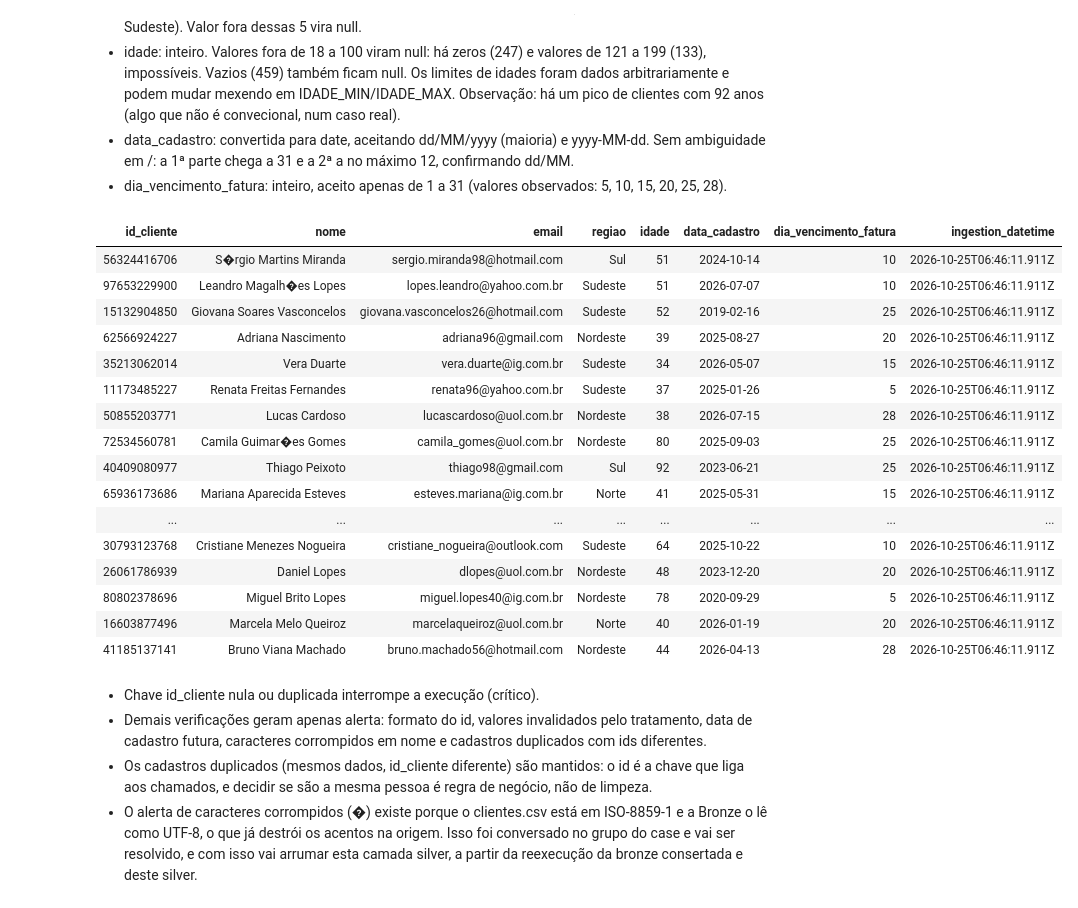
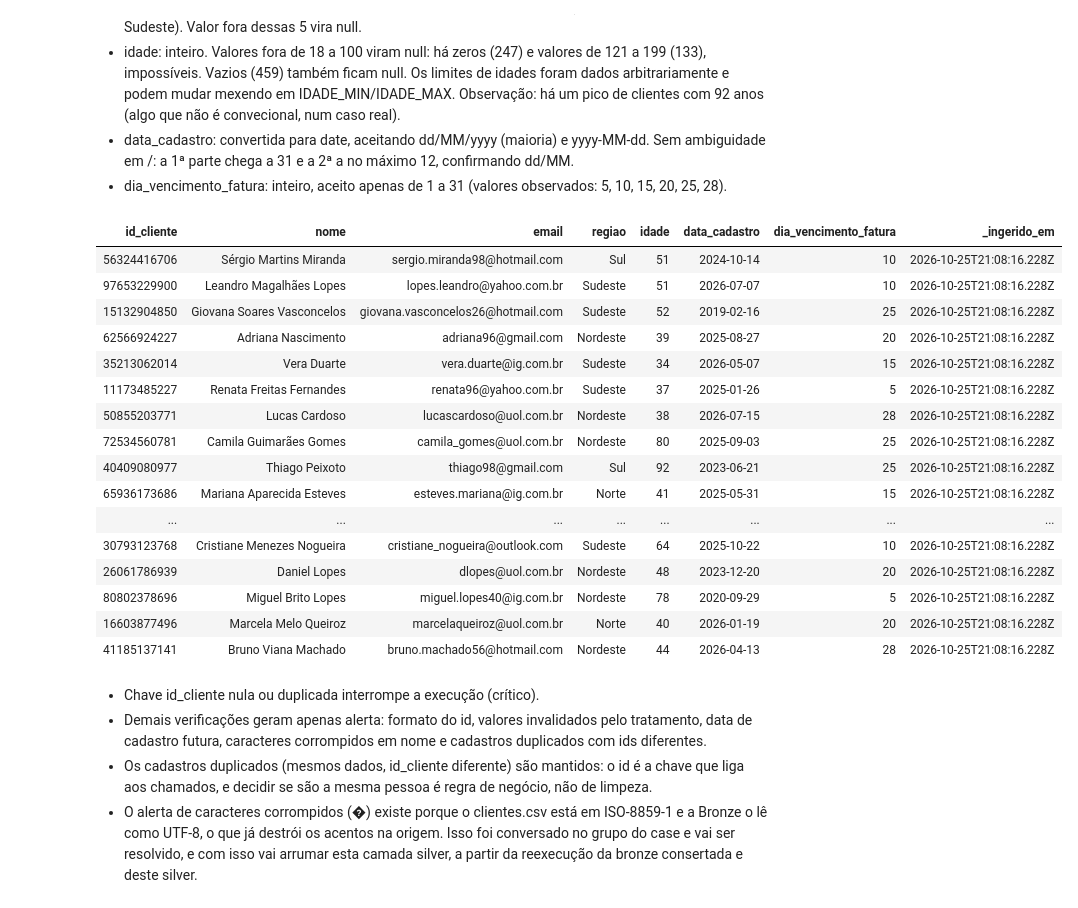
Before and after one commit to brUnoterraA/Grupo01-Case-RocketLab, a Jupyter notebook: 02_Silver_Clientes_Atendentes.ipynb, the cells around one changed output. Drawn from its saved outputs; the diff is of its cells as text; code cells hidden in the pictures.

```diff
--- a/02_Silver_Clientes_Atendentes.ipynb
+++ b/02_Silver_Clientes_Atendentes.ipynb
@@ -225,51 +225,51 @@ for dominio in sorted(DOMINIOS_EMAIL, key=len, reverse=True):
         ),
     )
 email_corrigido = F.when(email_base.contains("@"), email_base).otherwise(email_recuperado) # Só recupera quando falta '@'
 email_final = F.when(email_corrigido.rlike(REGEX_EMAIL), email_corrigido) # Formato inválido vira null
 
 # Região: grafia única das 5 regiões
 regiao_chave = F.lower(F.trim(F.col("regiao")))
 regiao_final = (
     F.when(regiao_chave == "norte", "Norte")
     .when(regiao_chave == "nordeste", "Nordeste")
     .when(regiao_chave == "centro-oeste", "Centro-Oeste")
     .when(regiao_chave == "sudeste", "Sudeste")
     .when(regiao_chave == "sul", "Sul")
 )  # Fora das 5 vira null
 
 idade_num = para_inteiro(F.col("idade")) # Idade como inteiro antes da regra de faixa
 dia_num = para_inteiro(F.col("dia_vencimento_fatura")) # Dia como inteiro antes da regra de faixa
 
 df_clientes = df_clientes_bronze.select(
     limpar_texto(F.col("id_cliente")).alias("id_cliente"), # Mantido string (preserva zeros à esquerda)
     limpar_texto(F.col("nome")).alias("nome"), # Remove espaços extras
     email_final.alias("email"), # Limpo, recuperado e validado
     regiao_final.alias("regiao"), # Grafia padronizada
     F.when(idade_num.between(IDADE_MIN, IDADE_MAX), idade_num).alias("idade"), # Fora da faixa -> null
     para_data(F.col("data_cadastro")).alias("data_cadastro"), # Dois formatos -> date
     F.when(dia_num.between(DIA_VENC_MIN, DIA_VENC_MAX), dia_num).alias("dia_vencimento_fatura"), # Fora da faixa -> null
-    F.col("ingestion_datetime"), # Mantida para rastreabilidade
+    F.col("_ingerido_em"), # Mantida para rastreabilidade
 )
 
 display(df_clientes.limit(20))
 # %% [output]
-| id_cliente | nome | email | regiao | idade | data_cadastro | dia_vencimento_fatura | ingestion_datetime |
-| 56324416706 | S�rgio Martins Miranda | sergio.miranda98@hotmail.com | Sul | 51 | 2024-10-14 | 10 | 2026-10-25T06:46:11.911Z |
-| 97653229900 | Leandro Magalh�es Lopes | lopes.leandro@yahoo.com.br | Sudeste | 51 | 2026-07-07 | 10 | 2026-10-25T06:46:11.911Z |
-| 15132904850 | Giovana Soares Vasconcelos | giovana.vasconcelos26@hotmail.com | Sudeste | 52 | 2019-02-16 | 25 | 2026-10-25T06:46:11.911Z |
-| 62566924227 | Adriana Nascimento | adriana96@gmail.com | Nordeste | 39 | 2025-08-27 | 20 | 2026-10-25T06:46:11.911Z |
-| 35213062014 | Vera Duarte | vera.duarte@ig.com.br | Sudeste | 34 | 2026-05-07 | 15 | 2026-10-25T06:46:11.911Z |
-| 11173485227 | Renata Freitas Fernandes | renata96@yahoo.com.br | Sudeste | 37 | 2025-01-26 | 5 | 2026-10-25T06:46:11.911Z |
-| 50855203771 | Lucas Cardoso | lucascardoso@uol.com.br | Nordeste | 38 | 2026-07-15 | 28 | 2026-10-25T06:46:11.911Z |
-| 72534560781 | Camila Guimar�es Gomes | camila_gomes@uol.com.br | Nordeste | 80 | 2025-09-03 | 25 | 2026-10-25T06:46:11.911Z |
-| 40409080977 | Thiago Peixoto | thiago98@gmail.com | Sul | 92 | 2023-06-21 | 25 | 2026-10-25T06:46:11.911Z |
-| 65936173686 | Mariana Aparecida Esteves | esteves.mariana@ig.com.br | Norte | 41 | 2025-05-31 | 15 | 2026-10-25T06:46:11.911Z |
+| id_cliente | nome | email | regiao | idade | data_cadastro | dia_vencimento_fatura | _ingerido_em |
+| 56324416706 | Sérgio Martins Miranda | sergio.miranda98@hotmail.com | Sul | 51 | 2024-10-14 | 10 | 2026-10-25T21:08:16.228Z |
+| 97653229900 | Leandro Magalhães Lopes | lopes.leandro@yahoo.com.br | Sudeste | 51 | 2026-07-07 | 10 | 2026-10-25T21:08:16.228Z |
+| 15132904850 | Giovana Soares Vasconcelos | giovana.vasconcelos26@hotmail.com | Sudeste | 52 | 2019-02-16 | 25 | 2026-10-25T21:08:16.228Z |
+| 62566924227 | Adriana Nascimento | adriana96@gmail.com | Nordeste | 39 | 2025-08-27 | 20 | 2026-10-25T21:08:16.228Z |
+| 35213062014 | Vera Duarte | vera.duarte@ig.com.br | Sudeste | 34 | 2026-05-07 | 15 | 2026-10-25T21:08:16.228Z |
+| 11173485227 | Renata Freitas Fernandes | renata96@yahoo.com.br | Sudeste | 37 | 2025-01-26 | 5 | 2026-10-25T21:08:16.228Z |
+| 50855203771 | Lucas Cardoso | lucascardoso@uol.com.br | Nordeste | 38 | 2026-07-15 | 28 | 2026-10-25T21:08:16.228Z |
+| 72534560781 | Camila Guimarães Gomes | camila_gomes@uol.com.br | Nordeste | 80 | 2025-09-03 | 25 | 2026-10-25T21:08:16.228Z |
+| 40409080977 | Thiago Peixoto | thiago98@gmail.com | Sul | 92 | 2023-06-21 | 25 | 2026-10-25T21:08:16.228Z |
+| 65936173686 | Mariana Aparecida Esteves | esteves.mariana@ig.com.br | Norte | 41 | 2025-05-31 | 15 | 2026-10-25T21:08:16.228Z |
 | ... | ... | ... | ... | ... | ... | ... | ... |
-| 30793123768 | Cristiane Menezes Nogueira | cristiane_nogueira@outlook.com | Sudeste | 64 | 2025-10-22 | 10 | 2026-10-25T06:46:11.911Z |
-| 26061786939 | Daniel Lopes | dlopes@uol.com.br | Nordeste | 48 | 2023-12-20 | 20 | 2026-10-25T06:46:11.911Z |
-| 80802378696 | Miguel Brito Lopes | miguel.lopes40@ig.com.br | Nordeste | 78 | 2020-09-29 | 5 | 2026-10-25T06:46:11.911Z |
-| 16603877496 | Marcela Melo Queiroz | marcelaqueiroz@uol.com.br | Norte | 40 | 2026-01-19 | 20 | 2026-10-25T06:46:11.911Z |
-| 41185137141 | Bruno Viana Machado | bruno.machado56@hotmail.com | Nordeste | 44 | 2026-04-13 | 28 | 2026-10-25T06:46:11.911Z |
+| 30793123768 | Cristiane Menezes Nogueira | cristiane_nogueira@outlook.com | Sudeste | 64 | 2025-10-22 | 10 | 2026-10-25T21:08:16.228Z |
+| 26061786939 | Daniel Lopes | dlopes@uol.com.br | Nordeste | 48 | 2023-12-20 | 20 | 2026-10-25T21:08:16.228Z |
+| 80802378696 | Miguel Brito Lopes | miguel.lopes40@ig.com.br | Nordeste | 78 | 2020-09-29 | 5 | 2026-10-25T21:08:16.228Z |
+| 16603877496 | Marcela Melo Queiroz | marcelaqueiroz@uol.com.br | Norte | 40 | 2026-01-19 | 20 | 2026-10-25T21:08:16.228Z |
+| 41185137141 | Bruno Viana Machado | bruno.machado56@hotmail.com | Nordeste | 44 | 2026-04-13 | 28 | 2026-10-25T21:08:16.228Z |
 # %% [markdown]
 - Chave id_cliente nula ou duplicada interrompe a execução (crítico).
 - Demais verificações geram apenas alerta: formato do id, valores invalidados pelo tratamento, data de cadastro futura, caracteres corrompidos em nome e cadastros duplicados com ids diferentes.
```
Also changed, not shown: parts of 5 cells of this notebook.
